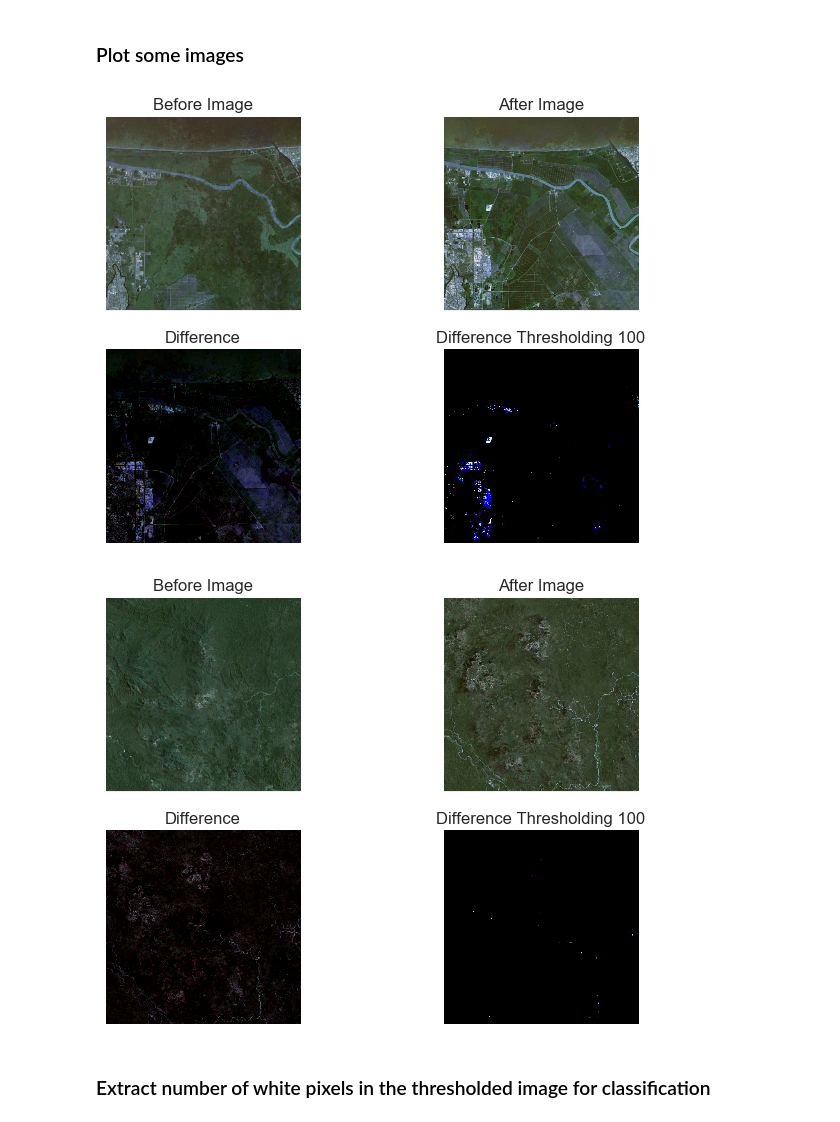
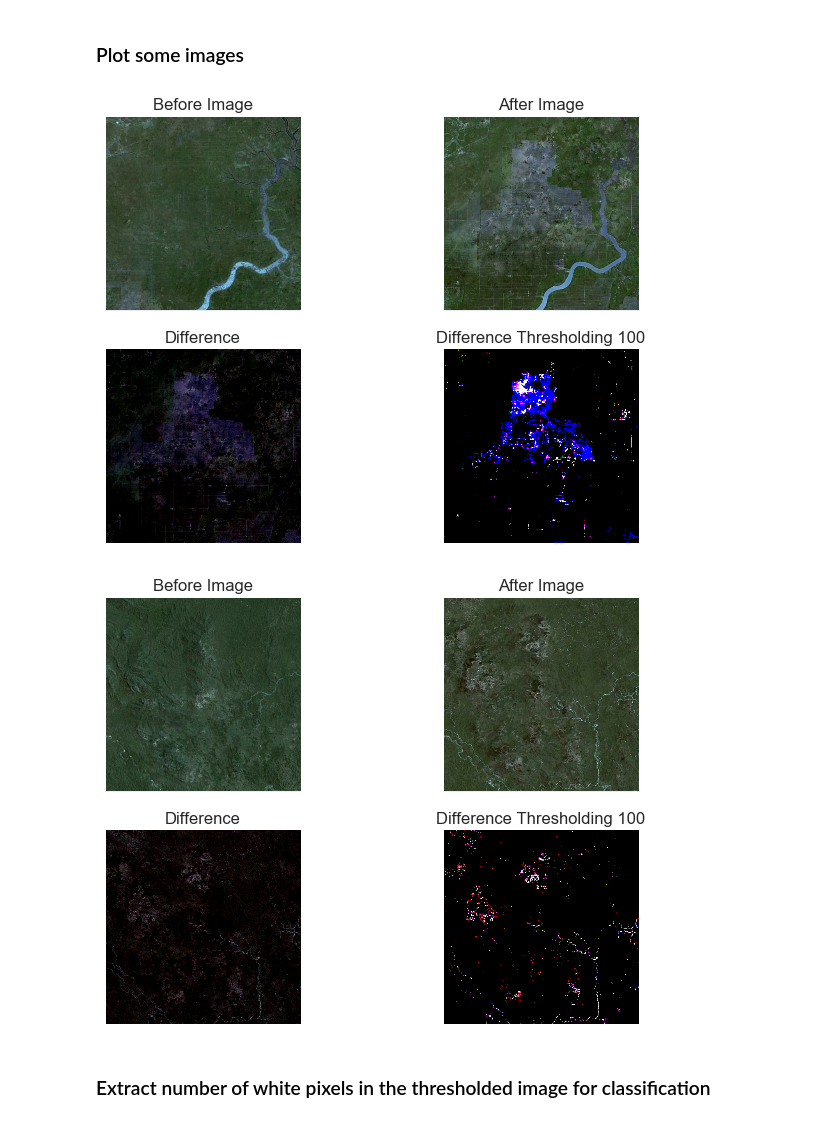
Before and after one commit to shouvikmani/Interactive-ML-Tutorial, a Jupyter notebook: Image Subtraction.ipynb, the cells around one changed output. Drawn from its saved outputs; the diff is of its cells as text; code cells hidden in the pictures.

```diff
--- a/Image Subtraction.ipynb
+++ b/Image Subtraction.ipynb
@@ -26,24 +27,24 @@ labels = pd.read_table("data/deforestation_labels.txt", header=None)
 # %%
 #Example with deforestation
 
-before = before_images[1]
-after = after_images[1]
-difference = difference_images[1]
+before = before_images[19]
+after = after_images[19]
+difference = difference_images[19]
 
 #Threshold image
-ret,thresh1 = cv2.threshold(difference,100,255,cv2.THRESH_BINARY)
+ret,thresh1 = cv2.threshold(difference,50,255,cv2.THRESH_BINARY)
 
 
 titles = ['Before Image', 'After Image','Difference', 'Difference Thresholding 100']
 images = [before, after, difference, thresh1]
 
 for i in xrange(4):
     plt.subplot(2,2,i+1),plt.imshow(images[i],'gray')
     plt.title(titles[i])
     plt.xticks([]),plt.yticks([])
 plt.show()
 # %% [output]
-[figure, old version]
+[figure, new version]
 # %%
 #Example without deforestation
 
@@ -52,7 +53,7 @@ after = after_images[4]
 difference = difference_images[4]
 
 #Threshold image
-ret,thresh1 = cv2.threshold(difference,120,255,cv2.THRESH_BINARY)
+ret,thresh1 = cv2.threshold(difference,50,255,cv2.THRESH_BINARY)
 
 
 titles = ['Before Image', 'After Image','Difference', 'Difference Thresholding 100']
@@ -64,7 +65,7 @@ for i in xrange(4):
     plt.xticks([]),plt.yticks([])
 plt.show()
 # %% [output]
-[figure, old version]
+[figure, new version]
 # %% [markdown]
 ### Extract number of white pixels in the thresholded image for classification
 # %%
```
Also changed, not shown: parts of 13 cells of this notebook.
